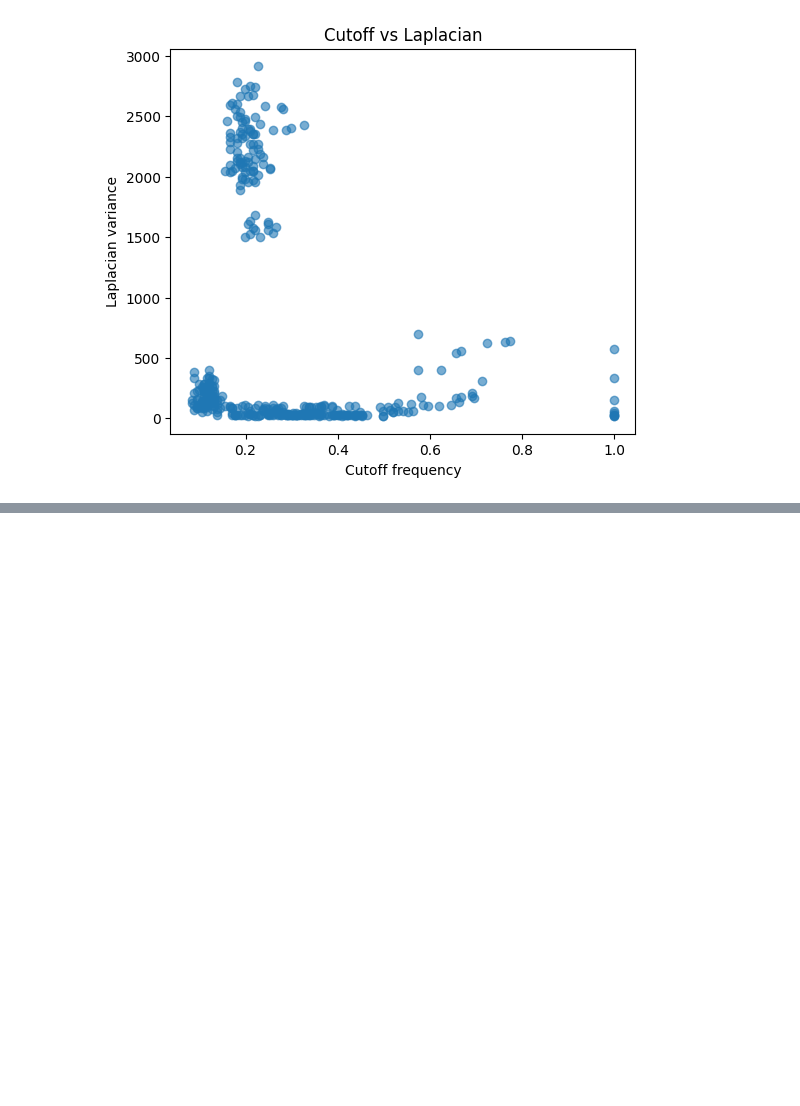
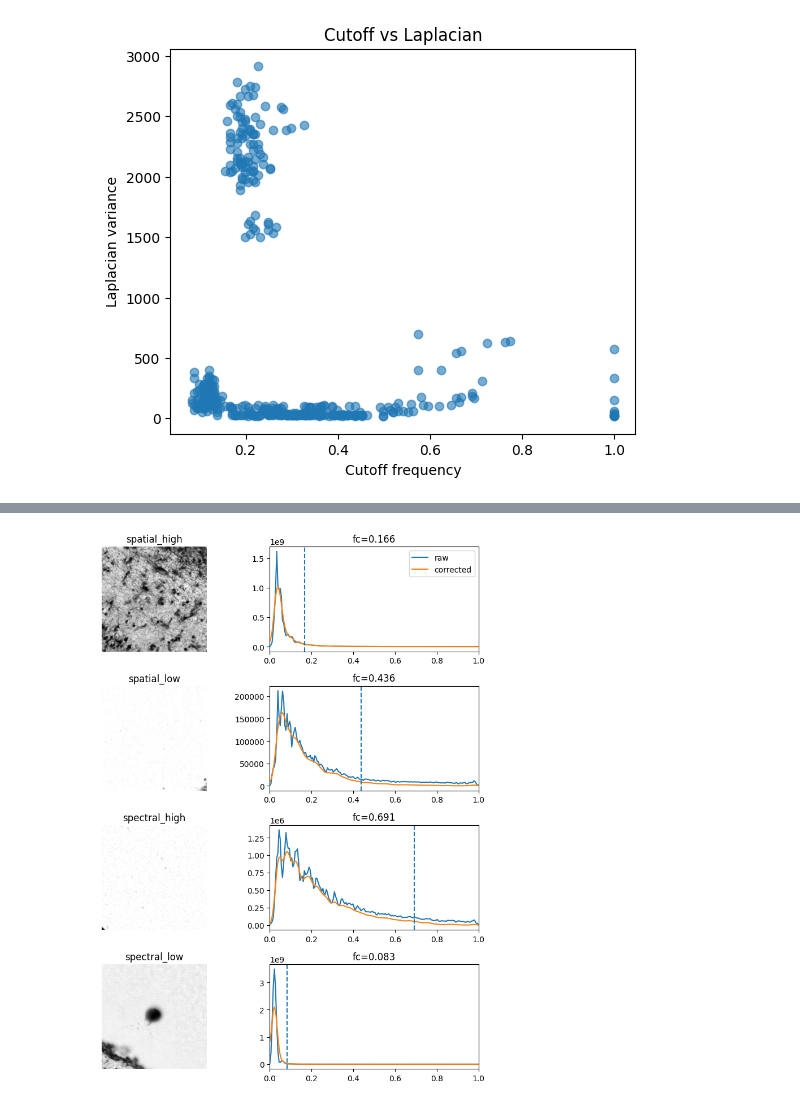
Before and after one commit to DwardEE/BME1462, a Jupyter notebook: image_spectral_cutoff.ipynb, the cells around one changed output, grey strips where cells are left out. Cells and saved outputs as stored; diff of their text form; code cells hidden in the pictures; blank space fills up the shorter version.

```diff
--- a/image_spectral_cutoff.ipynb
+++ b/image_spectral_cutoff.ipynb
@@ -239,0 +287,20 @@ plt.show()
+# %%
+fig, axes = plt.subplots(len(groups), 2, figsize=(8, 10))
+
+for i, g in enumerate(groups):
+    axes[i, 0].imshow(examples[g]["patch"], cmap="gray")
+    axes[i, 0].set_title(g)
+    axes[i, 0].axis("off")
+
+    axes[i, 1].plot(examples[g]["r"], examples[g]["prof"], label="raw")
+    axes[i, 1].plot(examples[g]["r"], examples[g]["prof_corr"], label="corrected")
+    axes[i, 1].axvline(examples[g]["fc"], linestyle="--")
+    axes[i, 1].set_xlim(0, 1)
+    axes[i, 1].set_title(f"fc={examples[g]['fc']:.3f}")
+    if i == 0:
+        axes[i, 1].legend()
+
+plt.tight_layout()
+plt.show()
+# %% [output]
+[figure, added]
```
Also changed, not shown: parts of 4 cells of this notebook, 1 other file.
